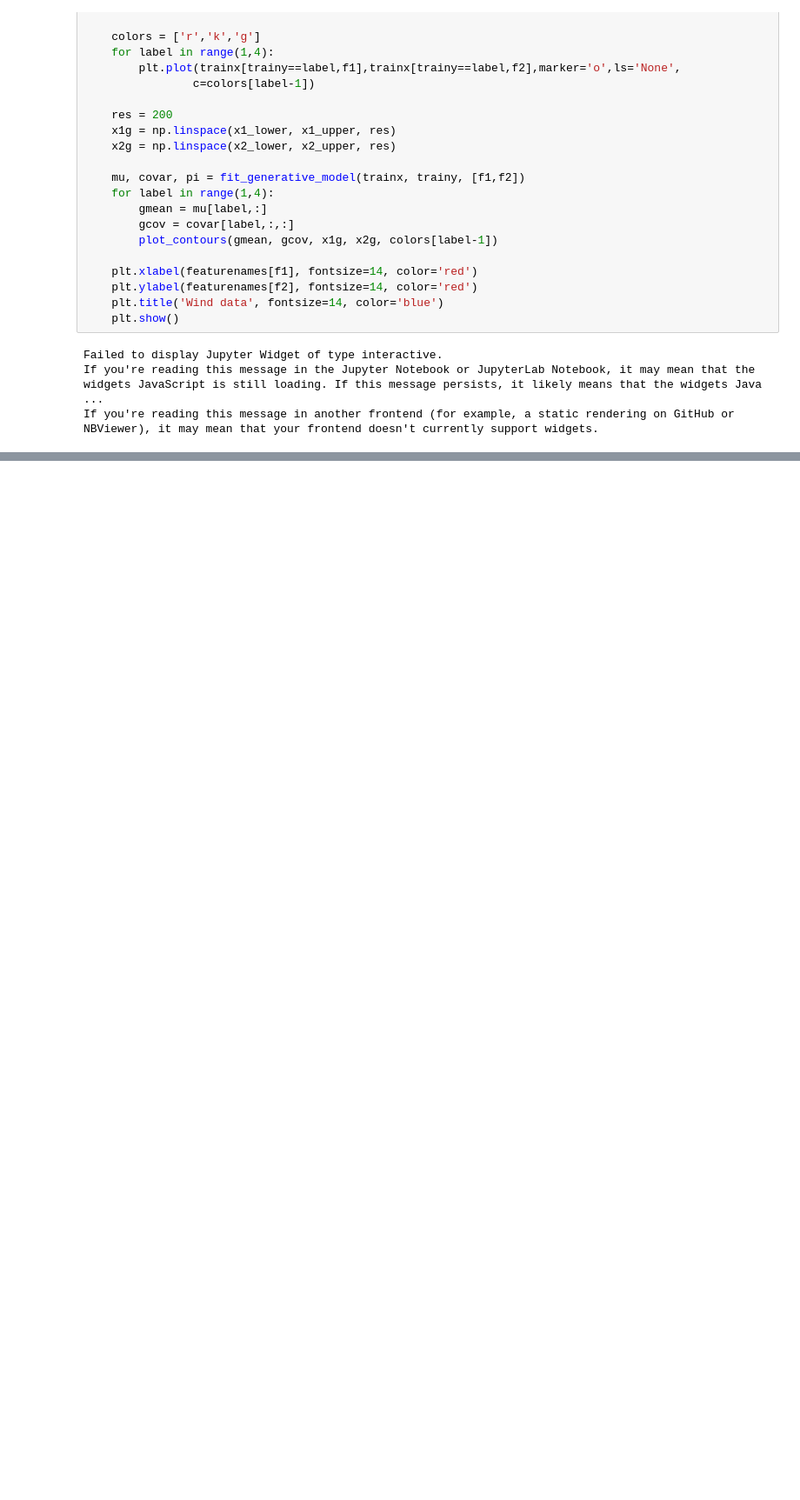
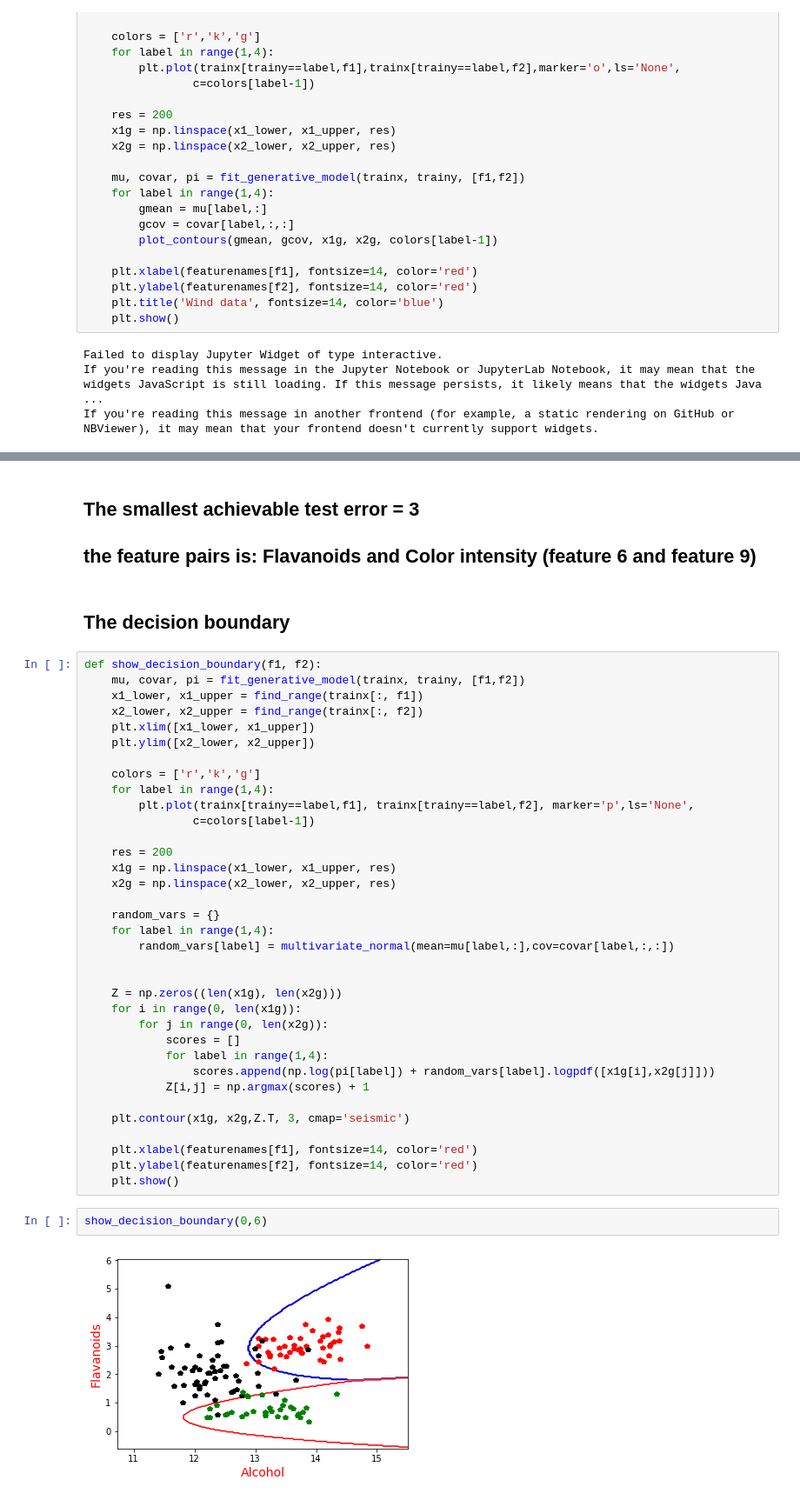
Before and after one commit to SYYoung/UCSD_DataScience2, a Jupyter notebook: Machine Learning Fundamentals/Week 2/Assg2_wine_bivariate.ipynb, the cells around one changed output, grey strips where cells are left out. Shown: that part at 87% size. Cells and saved outputs as stored; diff of their text form; blank space fills up the shorter version.

```diff
--- a/Machine Learning Fundamentals/Week 2/Assg2_wine_bivariate.ipynb
+++ b/Machine Learning Fundamentals/Week 2/Assg2_wine_bivariate.ipynb
@@ -134,0 +223,44 @@ If you're reading this message in another frontend (for example, a static render
+# %% [markdown]
+## The smallest achievable test error = 3
+## the feature pairs is: Flavanoids and Color intensity (feature 6 and feature 9)
+# %% [markdown]
+## The decision boundary
+# %%
+def show_decision_boundary(f1, f2):
+    mu, covar, pi = fit_generative_model(trainx, trainy, [f1,f2])
+    x1_lower, x1_upper = find_range(trainx[:, f1])
+    x2_lower, x2_upper = find_range(trainx[:, f2])
+    plt.xlim([x1_lower, x1_upper])
+    plt.ylim([x2_lower, x2_upper])
+
+    colors = ['r','k','g']
+    for label in range(1,4):
+        plt.plot(trainx[trainy==label,f1], trainx[trainy==label,f2], marker='p',ls='None',
+                c=colors[label-1])
+
+    res = 200
+    x1g = np.linspace(x1_lower, x1_upper, res)
+    x2g = np.linspace(x2_lower, x2_upper, res)
+
+    random_vars = {}
+    for label in range(1,4):
+        random_vars[label] = multivariate_normal(mean=mu[label,:],cov=covar[label,:,:])
+
+
+    Z = np.zeros((len(x1g), len(x2g)))
+    for i in range(0, len(x1g)):
+        for j in range(0, len(x2g)):
+            scores = []
+            for label in range(1,4):
+                scores.append(np.log(pi[label]) + random_vars[label].logpdf([x1g[i],x2g[j]]))
+            Z[i,j] = np.argmax(scores) + 1
+
+    plt.contour(x1g, x2g,Z.T, 3, cmap='seismic')
+
+    plt.xlabel(featurenames[f1], fontsize=14, color='red')
+    plt.ylabel(featurenames[f2], fontsize=14, color='red')
+    plt.show()
+# %%
+show_decision_boundary(0,6)
+# %% [output]
+[figure, added]
```
Also changed, not shown: parts of 7 cells of this notebook.
